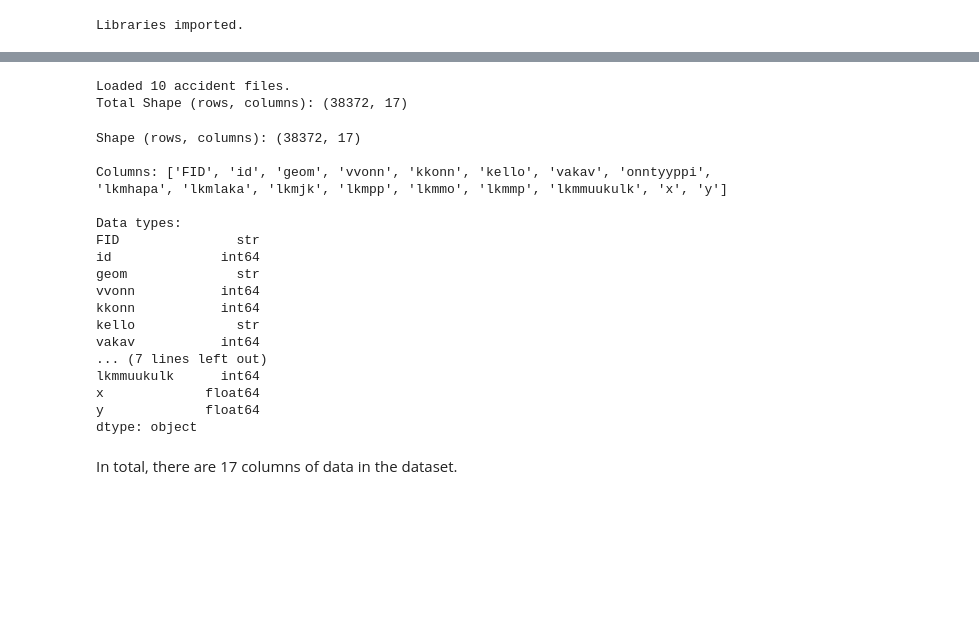
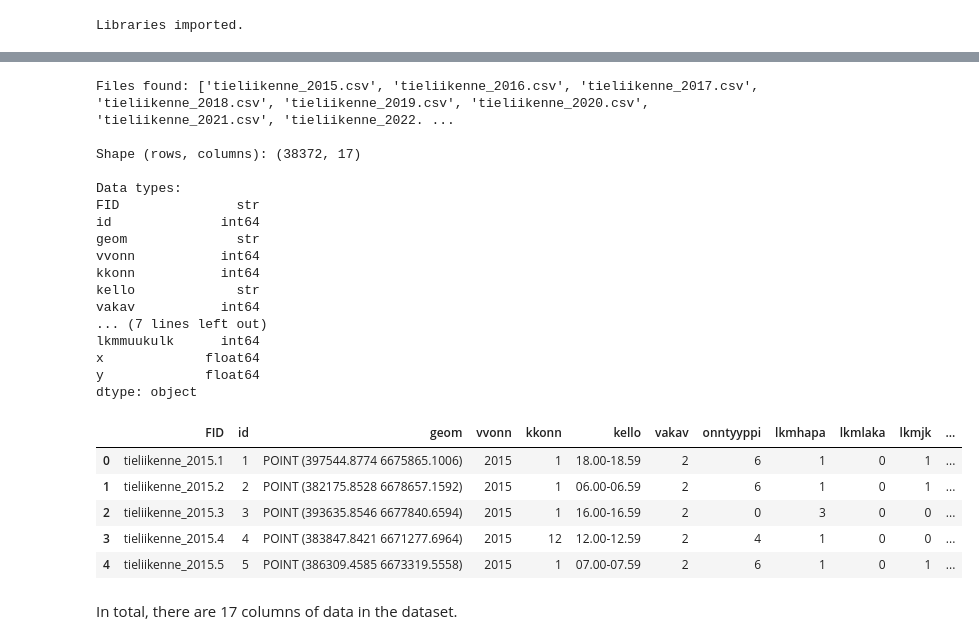
Before and after one commit to TopiAhola/data-and-ml-group5, a Jupyter notebook: project/traffic_accidents_analysis.ipynb, the cells around one changed output, grey strips where cells are left out. Saved outputs shown, nothing was run; the diff lists cells and outputs as text; code cells hidden in the pictures; blank space fills up the shorter version.

```diff
--- a/project/traffic_accidents_analysis.ipynb
+++ b/project/traffic_accidents_analysis.ipynb
@@ -61,44 +113,37 @@ Libraries imported.
 # %%
-# 3. Data Loading - Correcting the separator to comma ',' as per actual data structure
-#csv_path = 'datasets/tieliikenne_2024.csv'
-#df_accidents = pd.read_csv(csv_path, sep=',')
+files = sorted(glob.glob(os.path.join(DATA_DIR, "tieliikenne_20*.csv")))
+print("Files found:", [os.path.basename(f) for f in files])
+assert len(files) == len(YEARS), "Expected one file per year 2015-2024"
 
+df_raw = pd.concat([pd.read_csv(f) for f in files], ignore_index=True)
 
-import glob
-
-# Load and combine all CSV files matching the pattern
-accident_files = [os.path.join(DATA_DIR, f"tieliikenne_{year}.csv") for year in YEARS]
-df_list = [pd.read_csv(f, sep=',') for f in accident_files if os.path.exists(f)]
-
-df_accidents = pd.concat(df_list, ignore_index=True)
-
-print(f"Loaded {len(df_list)} accident files.")
-print("Total Shape (rows, columns):", df_accidents.shape)
+print("\nShape (rows, columns):", df_raw.shape)
+print("\nData types:")
+print(df_raw.dtypes)
+display(df_raw.head())
 # %% [output]
-Loaded 10 accident files.
-Total Shape (rows, columns): (38372, 17)
+Files found: ['tieliikenne_2015.csv', 'tieliikenne_2016.csv', 'tieliikenne_2017.csv', 'tieliikenne_2018.csv', 'tieliikenne_2019.csv', 'tieliikenne_2020.csv', 'tieliikenne_2021.csv', 'tieliikenne_2022. ...
+
+Shape (rows, columns): (38372, 17)
+
+Data types:
+FID               str
+id              int64
+geom              str
+vvonn           int64
+kkonn           int64
+kello             str
+vakav           int64
+... (7 lines left out)
+lkmmuukulk      int64
+x             float64
+y             float64
+dtype: object
+|  | FID | id | geom | vvonn | kkonn | kello | vakav | onntyyppi | lkmhapa | lkmlaka | lkmjk | ... |
+| 0 | tieliikenne_2015.1 | 1 | POINT (397544.8774 6675865.1006) | 2015 | 1 | 18.00-18.59 | 2 | 6 | 1 | 0 | 1 | ... |
+| 1 | tieliikenne_2015.2 | 2 | POINT (382175.8528 6678657.1592) | 2015 | 1 | 06.00-06.59 | 2 | 6 | 1 | 0 | 1 | ... |
+| 2 | tieliikenne_2015.3 | 3 | POINT (393635.8546 6677840.6594) | 2015 | 1 | 16.00-16.59 | 2 | 0 | 3 | 0 | 0 | ... |
+| 3 | tieliikenne_2015.4 | 4 | POINT (383847.8421 6671277.6964) | 2015 | 12 | 12.00-12.59 | 2 | 4 | 1 | 0 | 0 | ... |
+| 4 | tieliikenne_2015.5 | 5 | POINT (386309.4585 6673319.5558) | 2015 | 1 | 07.00-07.59 | 2 | 6 | 1 | 0 | 1 | ... |
-# %%
-print("Shape (rows, columns):", df_accidents.shape)
-print("\nColumns:", list(df_accidents.columns))
-print("\nData types:")
-print(df_accidents.dtypes)
-# %% [output]
-Shape (rows, columns): (38372, 17)
-
-Columns: ['FID', 'id', 'geom', 'vvonn', 'kkonn', 'kello', 'vakav', 'onntyyppi', 'lkmhapa', 'lkmlaka', 'lkmjk', 'lkmpp', 'lkmmo', 'lkmmp', 'lkmmuukulk', 'x', 'y']
-
-Data types:
-FID               str
-id              int64
-geom              str
-vvonn           int64
-kkonn           int64
-kello             str
-vakav           int64
-... (7 lines left out)
-lkmmuukulk      int64
-x             float64
-y             float64
-dtype: object
 # %% [markdown]
 In total, there are 17 columns of data in the dataset.
```
Also changed, not shown: parts of 16 cells of this notebook.
